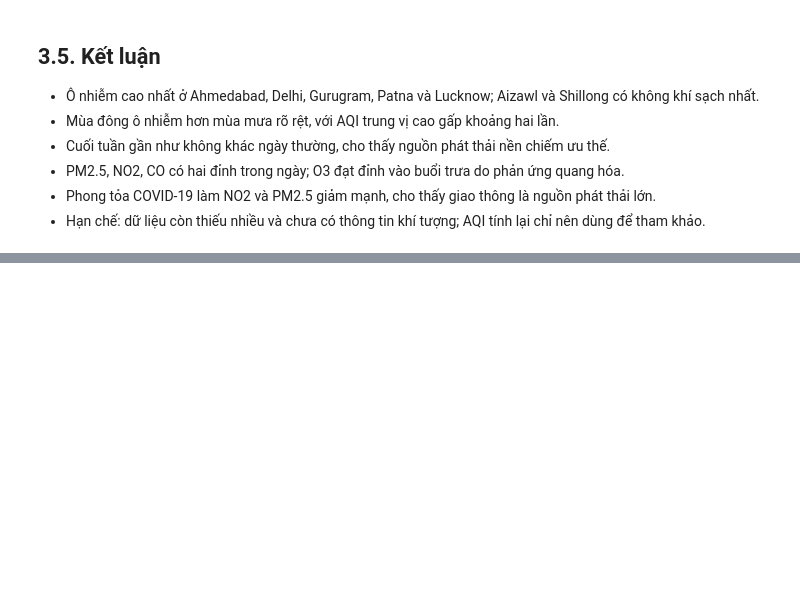
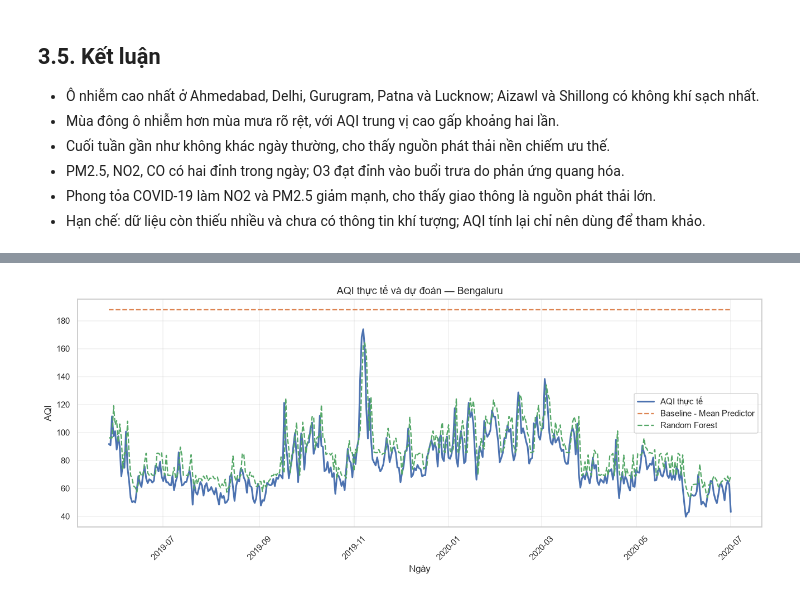
Before and after one commit to duo-3-nguyen/data-science-nhom-2, a Jupyter notebook: notebooks/main.ipynb, the cells around one changed output, grey strips where cells are left out. Drawn from its saved outputs; the diff is of its cells as text; code cells hidden in the pictures; blank space fills up the shorter version.

Commit message:
Thêm mô hình

```diff
--- a/notebooks/main.ipynb
+++ b/notebooks/main.ipynb
@@ -1597,0 +1766,19 @@ Trong giai đoạn phong tỏa, NO2 và PM2.5 đều giảm mạnh so với cùn
+# %%
+# 5. Mô hình Baseline - Mean Predictor
+
+from sklearn.dummy import DummyRegressor
+from sklearn.metrics import mean_absolute_error, mean_squared_error, r2_score
+
+baseline_model = DummyRegressor(strategy="mean")
+baseline_model.fit(X_train, y_train)
+
+y_pred_baseline = baseline_model.predict(X_test)
+
+baseline_results = pd.DataFrame([{
+    "Mô hình": "Baseline - Mean Predictor",
+    "MAE": mean_absolute_error(y_test, y_pred_baseline),
+    "RMSE": np.sqrt(mean_squared_error(y_test, y_pred_baseline)),
+    "R²": r2_score(y_test, y_pred_baseline)
+}]).set_index("Mô hình")
+
+display(baseline_results.round(3))
@@ -1597,0 +1793,74 @@ Trong giai đoạn phong tỏa, NO2 và PM2.5 đều giảm mạnh so với cùn
+# %%
+# 6. Mô hình Random Forest Regressor
+
+from sklearn.ensemble import RandomForestRegressor
+
+random_forest_model = RandomForestRegressor(
+    n_estimators=100,
+    max_depth=5,
+    random_state=42,
+    n_jobs=-1
+)
+
+random_forest_model.fit(X_train, y_train)
+
+y_pred_random_forest = random_forest_model.predict(X_test)
+
+random_forest_results = pd.DataFrame([{
+    "Mô hình": "Random Forest Regressor",
+    "MAE": mean_absolute_error(y_test, y_pred_random_forest),
+    "RMSE": np.sqrt(mean_squared_error(y_test, y_pred_random_forest)),
+    "R²": r2_score(y_test, y_pred_random_forest)
+}]).set_index("Mô hình")
+
+display(random_forest_results.round(3))
+
+# So sánh hai mô hình trên cùng tập test.
+model_comparison = pd.concat(
+    [baseline_results, random_forest_results]
+)
+
+print("So sánh hai mô hình trên cùng tập test:")
+display(model_comparison.round(3))
+
+# Biểu đồ cho thành phố có nhiều mẫu nhất trong tập test.
+test_plot_data = aqi_model_data.loc[test_mask].copy()
+test_plot_data["AQI_pred_baseline"] = y_pred_baseline
+test_plot_data["AQI_pred_random_forest"] = y_pred_random_forest
+
+plot_city = test_plot_data["City"].value_counts().idxmax()
+plot_data = (
+    test_plot_data[test_plot_data["City"] == plot_city]
+    .sort_values("Date")
+)
+
+fig, ax = plt.subplots(figsize=(12, 5))
+
+ax.plot(
+    plot_data["Date"],
+    plot_data["AQI_calculated"],
+    label="AQI thực tế",
+    linewidth=2
+)
+ax.plot(
+    plot_data["Date"],
+    plot_data["AQI_pred_baseline"],
+    label="Baseline - Mean Predictor",
+    linestyle="--"
+)
+ax.plot(
+    plot_data["Date"],
+    plot_data["AQI_pred_random_forest"],
+    label="Random Forest",
+    linestyle="--"
+)
+
+ax.set_title(f"AQI thực tế và dự đoán — {plot_city}")
+ax.set_xlabel("Ngày")
+ax.set_ylabel("AQI")
+ax.legend()
+ax.grid(alpha=0.3)
+plt.xticks(rotation=45)
+plt.tight_layout()
+plt.show()
+# %% [output]
@@ -1597,0 +1875 @@ Trong giai đoạn phong tỏa, NO2 và PM2.5 đều giảm mạnh so với cùn
+[figure, added]
```
Also changed, not shown: parts of 12 cells of this notebook.
